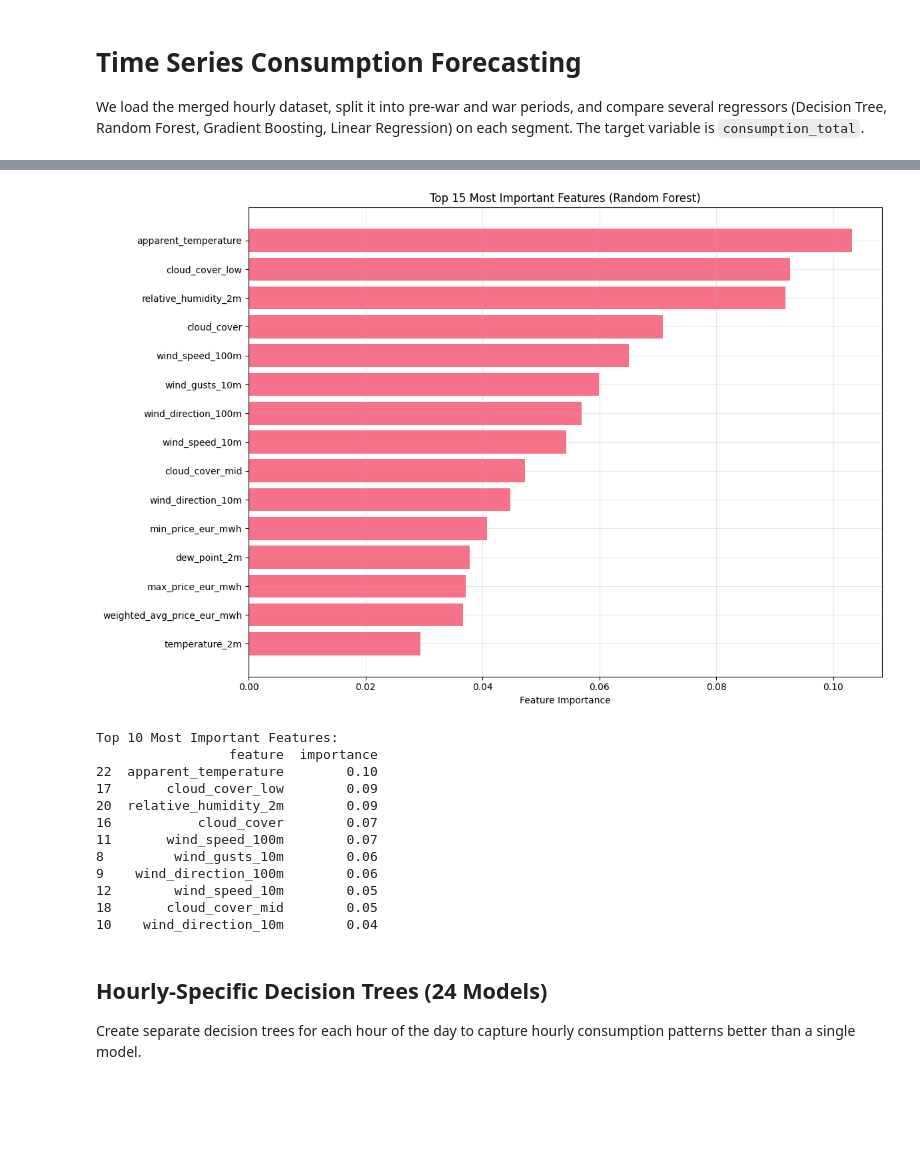
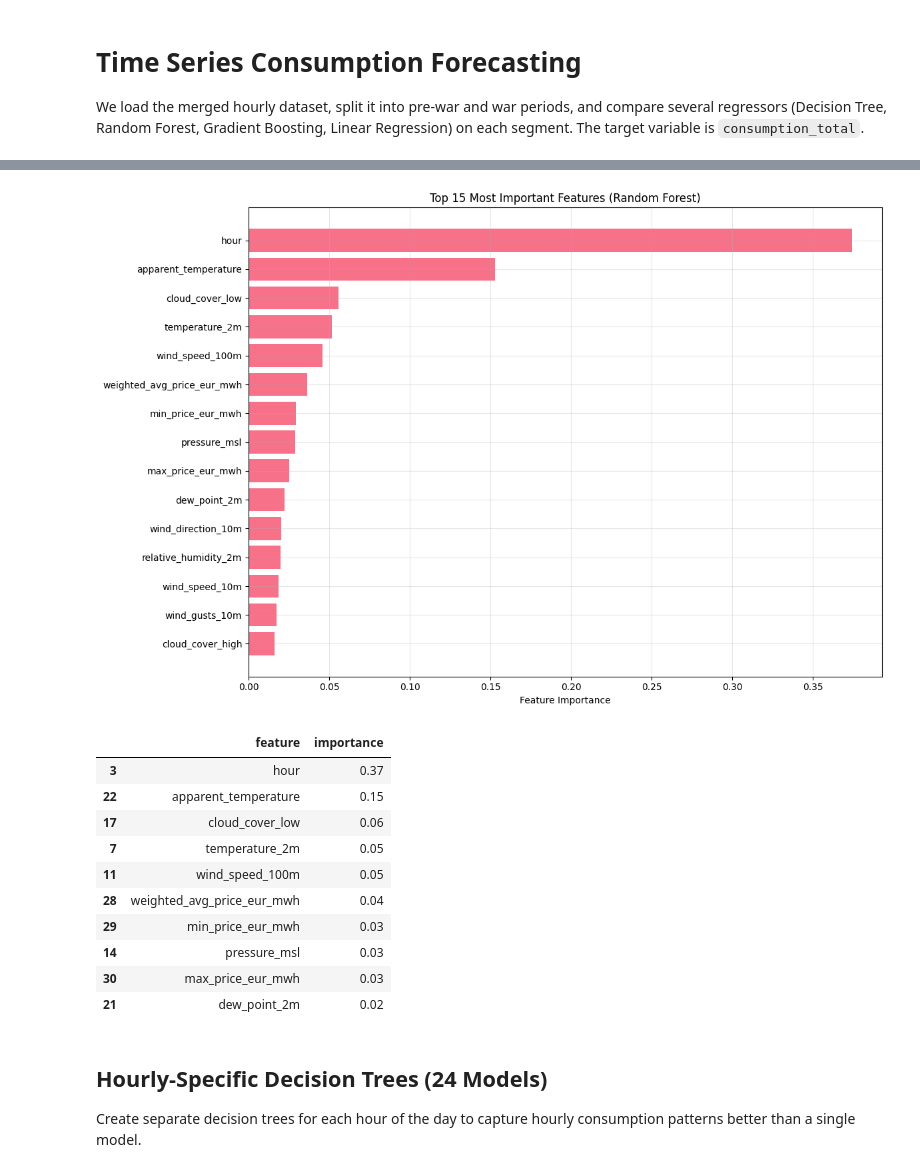
Before and after one commit to SLI0124/diplomovy-projekt, a Jupyter notebook: notebooks/machine_learning.ipynb, the cells around one changed output, grey strips where cells are left out. Drawn from its saved outputs; the diff is of its cells as text; code cells hidden in the pictures; blank space fills up the shorter version.

Commit message:
notebook(ml): ran notebook with preprocessed data

```diff
--- a/notebooks/machine_learning.ipynb
+++ b/notebooks/machine_learning.ipynb
@@ -22,7 +25,7 @@ from sklearn.tree import DecisionTreeRegressor
 ROOT = Path().resolve()
 if ROOT.name == "notebooks":
     ROOT = ROOT.parent
-DATA_PATH = ROOT / "data" / "processed" / "merged" / "merged_all_years.csv"
+DATA_PATH = ROOT / "data" / "preprocessed" / "merged_all_years_preprocessed.csv"
 WAR_START = pd.Timestamp(2022, 2, 24)
 TARGET_COL = "consumption_total"
 df = pd.read_csv(DATA_PATH)
@@ -36,19 +39,38 @@ missing_ratio = df.isna().mean()
 high_missing_cols = missing_ratio[missing_ratio > 0.8].index.tolist()
 if high_missing_cols:
     df = df.drop(columns=high_missing_cols)
-    print(f"Dropped highly missing columns: {high_missing_cols}")
+
 leakage_cols = [
     col for col in df.columns if col.startswith("consumption_") and col != TARGET_COL
 ]
 FEATURE_EXCLUDE = {"datetime", TARGET_COL}
 FEATURE_EXCLUDE.update(leakage_cols)
 feature_columns = [col for col in df.columns if col not in FEATURE_EXCLUDE]
-if leakage_cols:
-    print(f"Excluding potential leakage features: {leakage_cols}")
-print(f"Feature count after filtering: {len(feature_columns)}")
+
 pre_war_df = df[df["datetime"] < WAR_START].copy()
 war_df = df[df["datetime"] >= WAR_START].copy()
-print(f"Full dataset rows: {len(df):,}")
-print(f"Pre-war rows (before {WAR_START.date()}): {len(pre_war_df):,}")
-print(f"War-period rows (from {WAR_START.date()} onwards): {len(war_df):,}")
+
+overview_df = pd.DataFrame(
+    {
+        "metric": [
+            "feature_count_after_filtering",
+            "full_dataset_rows",
+            f"pre_war_rows_before_{WAR_START.date()}",
+            f"war_period_rows_from_{WAR_START.date()}",
+        ],
+        "value": [
+            len(feature_columns),
+            len(df),
+            len(pre_war_df),
+            len(war_df),
+        ],
+    }
+)
+
+display(overview_df)
+
+if high_missing_cols:
+    display(pd.DataFrame({"dropped_high_missing_columns": high_missing_cols}))
+if leakage_cols:
+    display(pd.DataFrame({"excluded_leakage_columns": leakage_cols}))
 # %% [output]
@@ -262,48 +297,46 @@ R² Comparison:
 # Feature importance for Random Forest (best performing model)
 from sklearn.ensemble import RandomForestRegressor
 
 # Train Random Forest on full dataset to get feature importance
 rf_model = RandomForestRegressor(
     n_estimators=120, max_depth=14, random_state=42, n_jobs=-1
 )
 X_full = df[feature_columns].fillna(df[feature_columns].median())
 y_full = df[TARGET_COL]
 
 rf_model.fit(X_full, y_full)
 
 # Get feature importance
 feature_importance = pd.DataFrame(
     {"feature": feature_columns, "importance": rf_model.feature_importances_}
 ).sort_values("importance", ascending=False)
 
 # Plot top 15 most important features
 plt.figure(figsize=(12, 8))
 top_features = feature_importance.head(15)
 plt.barh(range(len(top_features)), top_features["importance"])
 plt.yticks(range(len(top_features)), top_features["feature"])  # type: ignore
 plt.xlabel("Feature Importance")
 plt.title("Top 15 Most Important Features (Random Forest)")
 plt.gca().invert_yaxis()
 plt.grid(True, alpha=0.3)
 plt.tight_layout()
 plt.show()
 
-print("Top 10 Most Important Features:")
-print(feature_importance.head(10))
+display(feature_importance.head(10))
 # %% [output]
-[figure, old version]
+[figure, new version]
-Top 10 Most Important Features:
-                 feature  importance
-22  apparent_temperature        0.10
-17       cloud_cover_low        0.09
-20  relative_humidity_2m        0.09
-16           cloud_cover        0.07
-11       wind_speed_100m        0.07
-8         wind_gusts_10m        0.06
-9    wind_direction_100m        0.06
-12        wind_speed_10m        0.05
-18       cloud_cover_mid        0.05
-10    wind_direction_10m        0.04
+|  | feature | importance |
+| 3 | hour | 0.37 |
+| 22 | apparent_temperature | 0.15 |
+| 17 | cloud_cover_low | 0.06 |
+| 7 | temperature_2m | 0.05 |
+| 11 | wind_speed_100m | 0.05 |
+| 28 | weighted_avg_price_eur_mwh | 0.04 |
+| 29 | min_price_eur_mwh | 0.03 |
+| 14 | pressure_msl | 0.03 |
+| 30 | max_price_eur_mwh | 0.03 |
+| 21 | dew_point_2m | 0.02 |
 # %% [markdown]
 ## Hourly-Specific Decision Trees (24 Models)
 Create separate decision trees for each hour of the day to capture hourly consumption patterns better than a single model.
```
Also changed, not shown: parts of 10 cells of this notebook.
